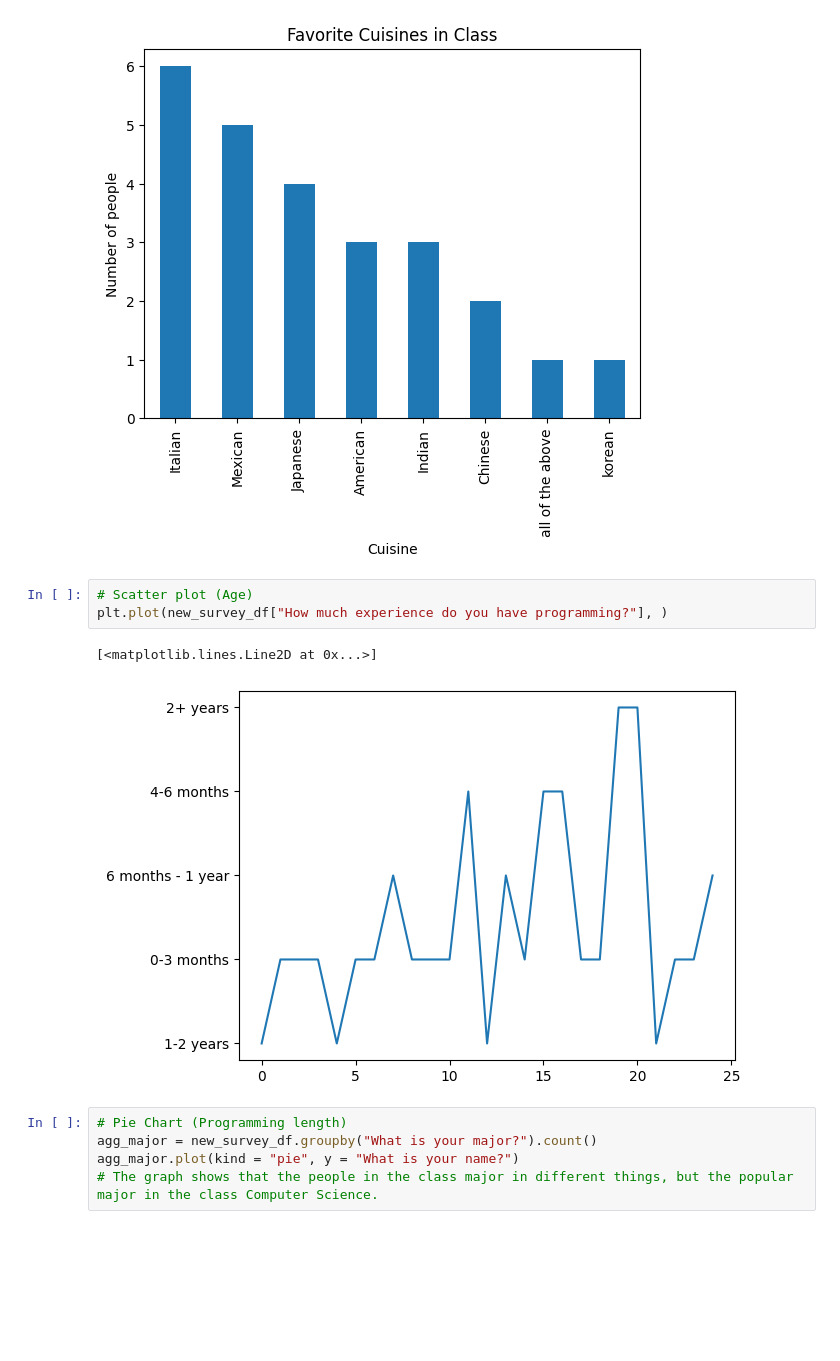
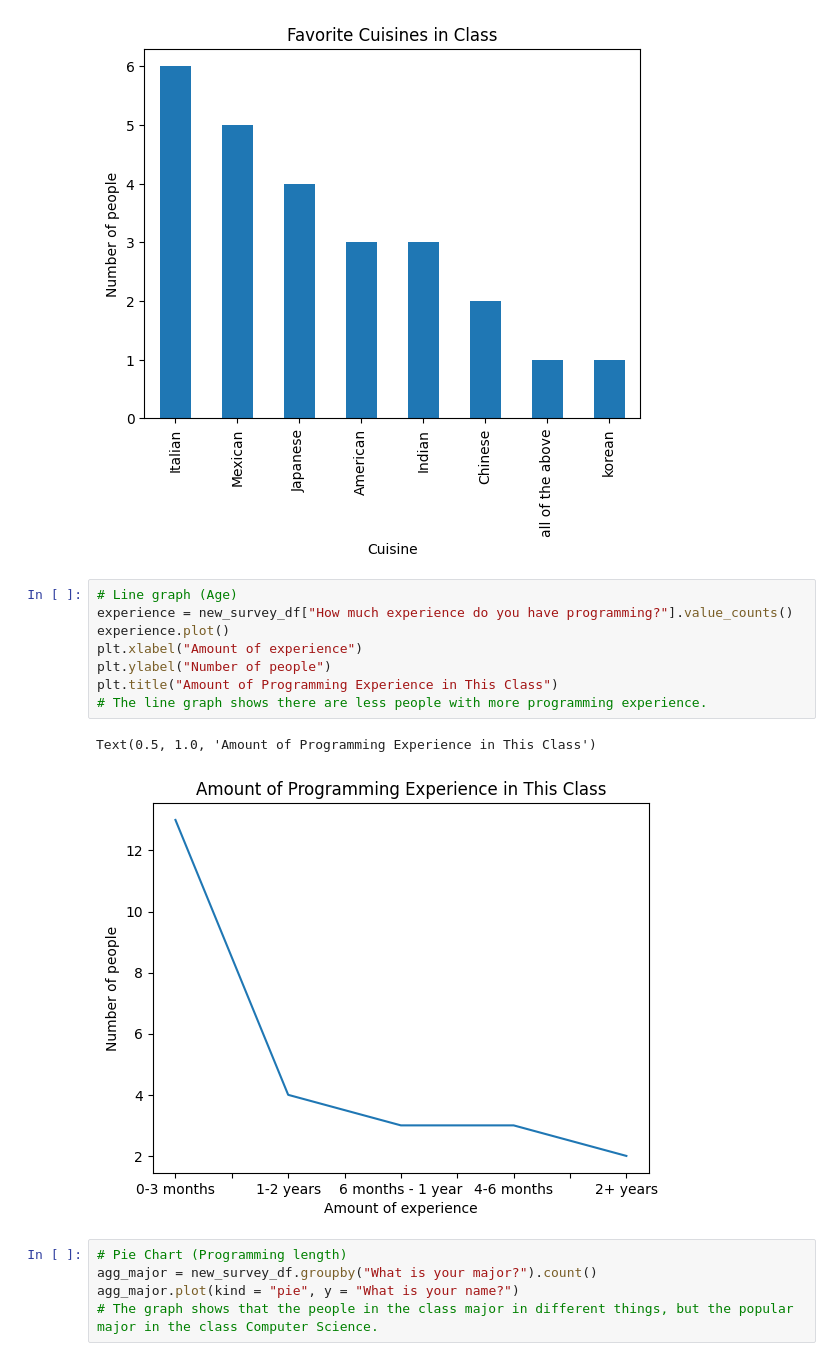
Before and after one commit to tsdandekar24/TanavDandekar_csci_1070_course, a Jupyter notebook: week_04_homework.ipynb, the cells around one changed output. Saved outputs shown, nothing was run; the diff lists cells and outputs as text; blank space fills up the shorter version.

```diff
--- a/week_04_homework.ipynb
+++ b/week_04_homework.ipynb
@@ -118,11 +96,16 @@ plt.title("Favorite Cuisines in Class")
 Text(0.5, 1.0, 'Favorite Cuisines in Class')
 [figure]
 # %%
-# Scatter plot (Age)
-plt.plot(new_survey_df["How much experience do you have programming?"], )
+# Line graph (Age)
+experience = new_survey_df["How much experience do you have programming?"].value_counts()
+experience.plot()
+plt.xlabel("Amount of experience")
+plt.ylabel("Number of people")
+plt.title("Amount of Programming Experience in This Class")
+# The line graph shows there are less people with more programming experience.
 # %% [output]
-[<matplotlib.lines.Line2D at 0x...>]
+Text(0.5, 1.0, 'Amount of Programming Experience in This Class')
-[figure, old version]
+[figure, new version]
 # %%
 # Pie Chart (Programming length)
 agg_major = new_survey_df.groupby("What is your major?").count()
```
Also changed, not shown: parts of 4 cells of this notebook.
